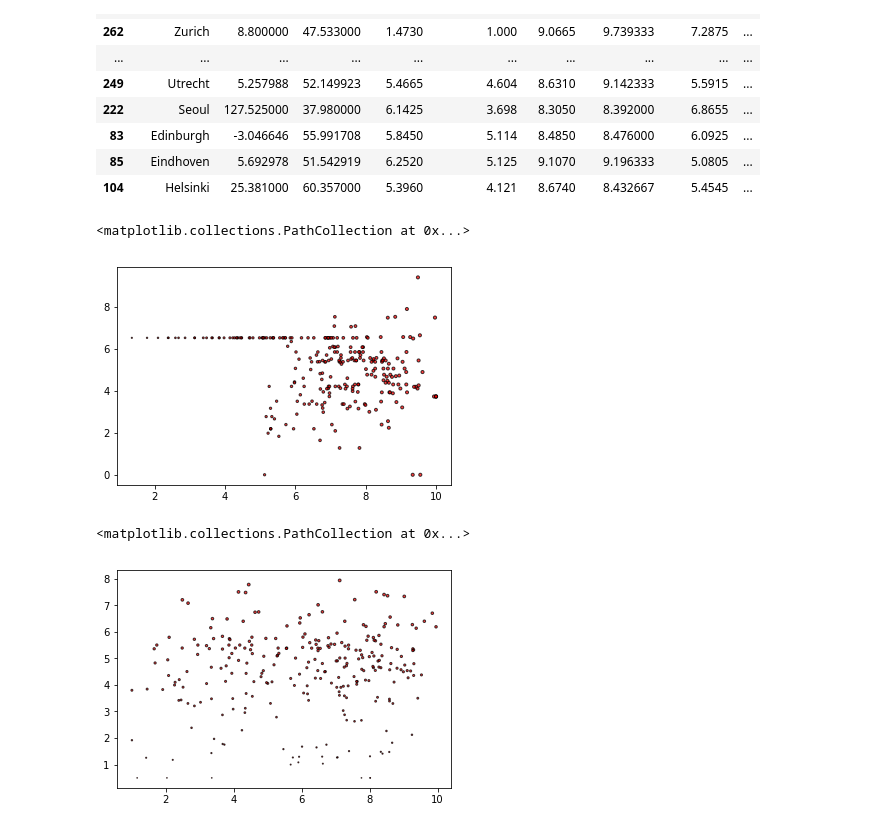
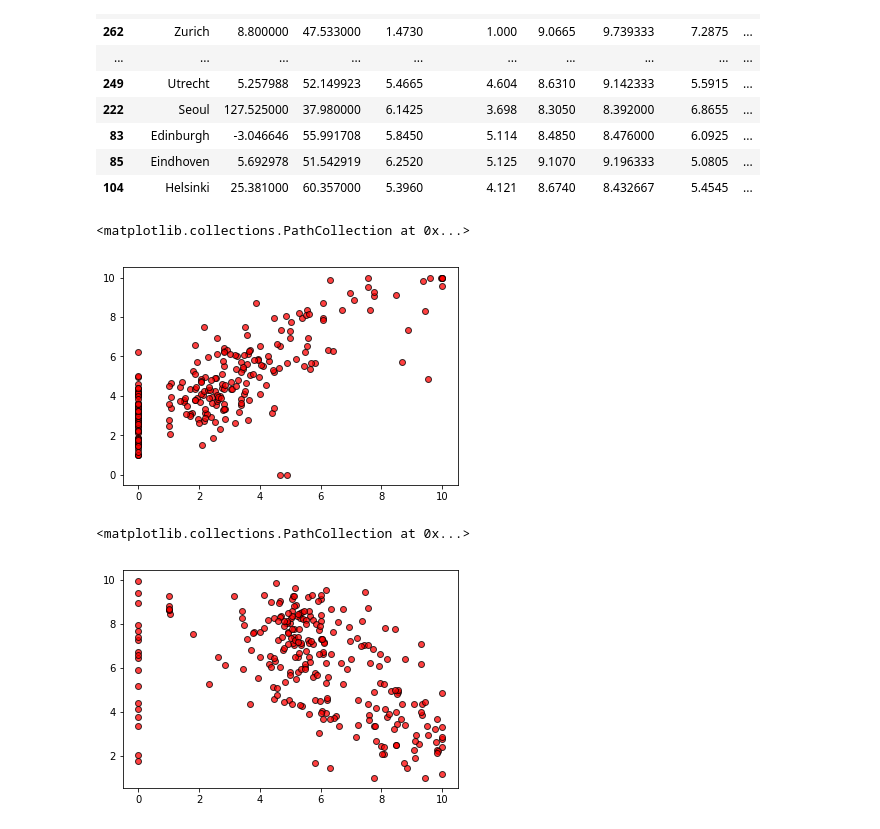
Before and after one commit to rdhuper/Project_Group_6, a Jupyter notebook: Christina/Teleport_API_City_Collection.ipynb, the cells around one changed output. Cells and saved outputs as stored; diff of their text form; code cells hidden in the pictures.

Commit message:
updated scatter plots and heat map

```diff
--- a/Christina/Teleport_API_City_Collection.ipynb
+++ b/Christina/Teleport_API_City_Collection.ipynb
@@ -57,6 +59,10 @@ economy = []
 taxation = []
 outdoors = []
 teleport_score = []
+tolerance=[]
+start_ups=[]
+venture_capital=[]
+business_freedom=[]
 
 processed_cities = []
 
@@ -89,6 +95,10 @@ for city in cities:
 
         outdoors.append(response['categories'][16]['score_out_of_10'])
         teleport_score.append(response['teleport_city_score'])
+        tolerance.append(response['categories'][15]['score_out_of_10'])
+        start_ups.append(response['categories'][2]["score_out_of_10"])
+        venture_capital.append(response["categories"][3]["score_out_of_10"])
+        business_freedom.append(response["categories"][6]["score_out_of_10"])
 
 
 
@@ -328,17 +374,15 @@ teleport_score_sort.head(20)
 | 104 | Helsinki | 25.381000 | 60.357000 | 5.3960 | 4.121 | 8.6740 | 8.432667 | 5.4545 | ... |
 # %%
 # make scatterplot of data using ? and ?
-plt.scatter(safety, economy, marker="o", facecolors="red", edgecolors="black",
-            s=safety, alpha=0.75)
+plt.scatter(venture_capital, start_ups, marker="o", facecolors="red", edgecolors="black", alpha=0.75)
 # %% [output]
 <matplotlib.collections.PathCollection at 0x...>
-[figure, old version]
+[figure, new version]
 # %%
 # make scatterplot of data using ? and ?
-plt.scatter(environmental_quality, outdoors, marker="o", facecolors="red", edgecolors="black",
-            s=outdoors, alpha=0.75)
+plt.scatter(cost_of_living, environmental_quality, marker="o", facecolors="red", edgecolors="black", alpha=0.75)
 # %% [output]
 <matplotlib.collections.PathCollection at 0x...>
-[figure, old version]
+[figure, new version]
 # %%
 locations=city_data[["longitude","latitude"]]
```
Also changed, not shown: parts of 11 cells of this notebook, 1 other file.
